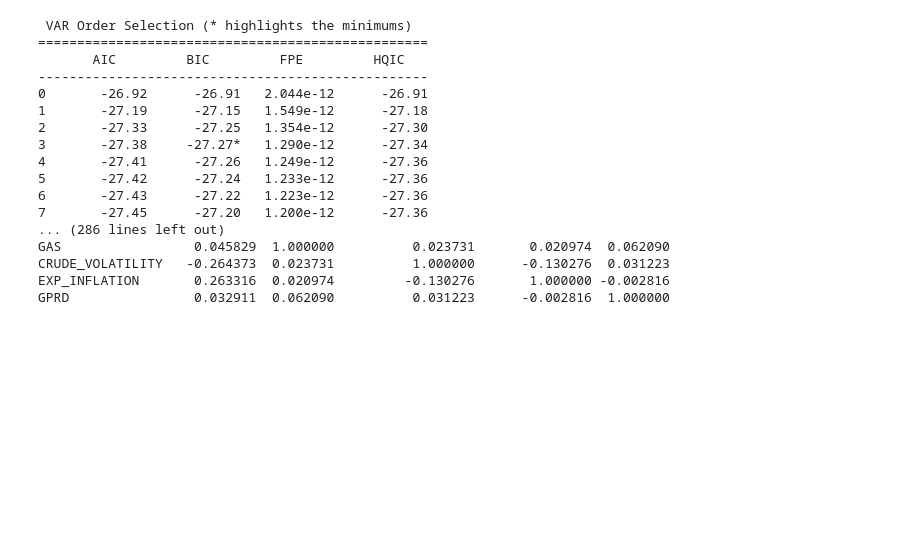
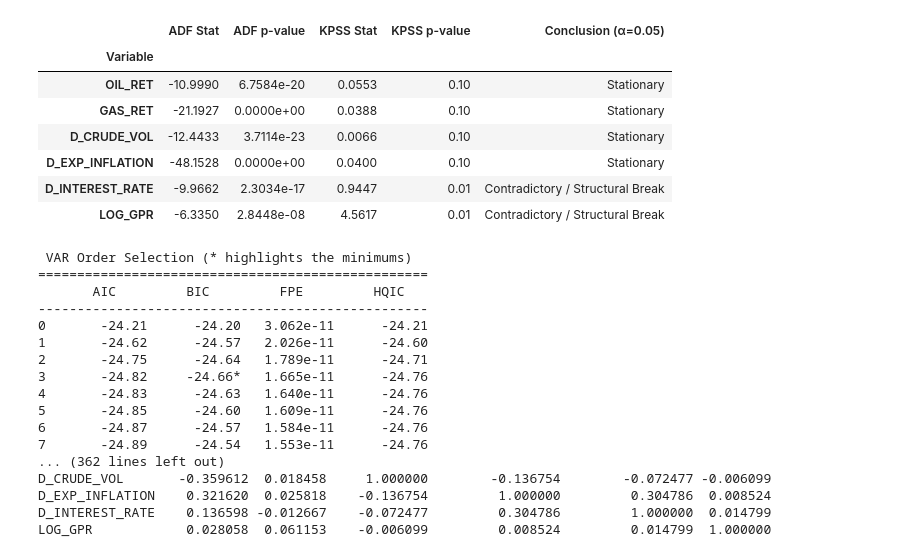
Before and after one commit to Deangr-econ/Quant_methods_project, a Jupyter notebook: VAR_GPRD_OIL_GAS.ipynb, the cells around one changed output. Saved outputs shown, nothing was run; the diff lists cells and outputs as text; code cells hidden in the pictures; blank space fills up the shorter version.

```diff
--- a/VAR_GPRD_OIL_GAS.ipynb
+++ b/VAR_GPRD_OIL_GAS.ipynb
@@ -64,24 +122,40 @@ var_df = var_df.dropna()
+# %%
+# 3. Testing for Unit Root / Stationarity
+
+stationarity_results = test_stationarity_table(var_df)
+stationarity_results
+# %% [output]
+|  | ADF Stat | ADF p-value | KPSS Stat | KPSS p-value | Conclusion (α=0.05) |
+| Variable |  |  |  |  |  |
+| OIL_RET | -10.9990 | 6.7584e-20 | 0.0553 | 0.10 | Stationary |
+| GAS_RET | -21.1927 | 0.0000e+00 | 0.0388 | 0.10 | Stationary |
+| D_CRUDE_VOL | -12.4433 | 3.7114e-23 | 0.0066 | 0.10 | Stationary |
+| D_EXP_INFLATION | -48.1528 | 0.0000e+00 | 0.0400 | 0.10 | Stationary |
+| D_INTEREST_RATE | -9.9662 | 2.3034e-17 | 0.9447 | 0.01 | Contradictory / Structural Break |
+| LOG_GPR | -6.3350 | 2.8448e-08 | 4.5617 | 0.01 | Contradictory / Structural Break |
 # %%
+#4. Model Selection
+
 #  Clip extreme outliers in EXP_INFLATION to +/- 4 standard deviations
 # There were extreme 47 std outliers in the expected inflation data
 
-lower_bound = var_df['EXP_INFLATION'].quantile(0.001)
-upper_bound = var_df['EXP_INFLATION'].quantile(0.999)
+lower_bound = var_df['D_EXP_INFLATION'].quantile(0.001)
+upper_bound = var_df['D_EXP_INFLATION'].quantile(0.999)
 
 var_df_clean = var_df.copy()
-var_df_clean['EXP_INFLATION'] = var_df_clean['EXP_INFLATION'].clip(lower=lower_bound, upper=upper_bound)
+var_df_clean['D_EXP_INFLATION'] = var_df_clean['D_EXP_INFLATION'].clip(lower=lower_bound, upper=upper_bound)
 
 # Refit standard model
 model = VAR(var_df_clean)
 
 # model = VAR(endog=var_df)
 # Evaluate lags 1 through 15
-lag_order = model.select_order(maxlags=40)
+lag_order = model.select_order(maxlags=20)
 print(lag_order.summary())
 
 # Choose lag by AIC (more flexible) or BIC (more parsimonious)
 optimal_lag = lag_order.hqic
-print(f"Optimal lag according to AIC: {optimal_lag}")
+print(f"Optimal lag according to hqic: {optimal_lag}")
 
 # Fit the VAR model with the selected lag
 results = model.fit(optimal_lag)
@@ -106,16 +180,16 @@ print(results.summary())
 ==================================================
        AIC         BIC         FPE         HQIC
 --------------------------------------------------
-0       -26.92      -26.91   2.044e-12      -26.91
-1       -27.19      -27.15   1.549e-12      -27.18
-2       -27.33      -27.25   1.354e-12      -27.30
-3       -27.38     -27.27*   1.290e-12      -27.34
-4       -27.41      -27.26   1.249e-12      -27.36
-5       -27.42      -27.24   1.233e-12      -27.36
-6       -27.43      -27.22   1.223e-12      -27.36
-7       -27.45      -27.20   1.200e-12      -27.36
-... (286 lines left out)
-GAS                 0.045829  1.000000          0.023731       0.020974  0.062090
-CRUDE_VOLATILITY   -0.264373  0.023731          1.000000      -0.130276  0.031223
-EXP_INFLATION       0.263316  0.020974         -0.130276       1.000000 -0.002816
-GPRD                0.032911  0.062090          0.031223      -0.002816  1.000000
+0       -24.21      -24.20   3.062e-11      -24.21
+1       -24.62      -24.57   2.026e-11      -24.60
+2       -24.75      -24.64   1.789e-11      -24.71
+3       -24.82     -24.66*   1.665e-11      -24.76
+4       -24.83      -24.63   1.640e-11      -24.76
+5       -24.85      -24.60   1.609e-11      -24.76
+6       -24.87      -24.57   1.584e-11      -24.76
+7       -24.89      -24.54   1.553e-11      -24.76
+... (362 lines left out)
+D_CRUDE_VOL       -0.359612  0.018458     1.000000        -0.136754        -0.072477 -0.006099
+D_EXP_INFLATION    0.321620  0.025818    -0.136754         1.000000         0.304786  0.008524
+D_INTEREST_RATE    0.136598 -0.012667    -0.072477         0.304786         1.000000  0.014799
+LOG_GPR            0.028058  0.061153    -0.006099         0.008524         0.014799  1.000000
```
Also changed, not shown: parts of 12 cells of this notebook.
